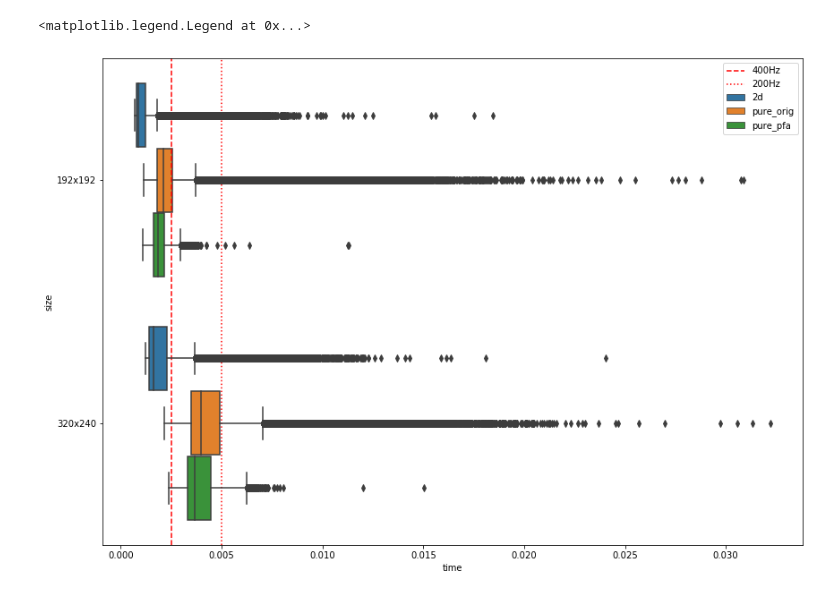
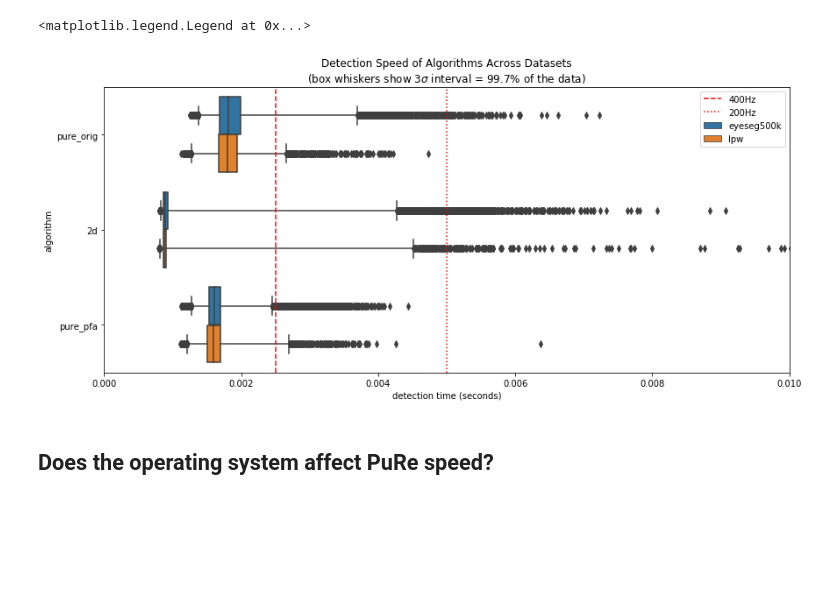
Before and after one commit to pupil-labs/PuRe-open, a Jupyter notebook: evaluate_benchmark.ipynb, the cells around one changed output. Drawn from its saved outputs; the diff is of its cells as text; code cells hidden in the pictures; blank space fills up the shorter version.

Commit message:
Continue benchmark analysis

```diff
--- a/evaluate_benchmark.ipynb
+++ b/evaluate_benchmark.ipynb
@@ -6,7 +6,7 @@ from matplotlib import pyplot as plt
 import pandas as pd
 import seaborn as sns
 # %%
-data_path = r"C:\Users\PFA\gdrive\PuRe-data"
+data_path = "./benchmark_data/"
 
 params = SimpleNamespace(
     dataset=[],
@@ -87,2 +70,2 @@ for i, size in enumerate(sizes):
 # %%
-data = load(dataset="lpw", size=("192x192", "320x240"))
+data = load(size="192", machine="ubuntu")
@@ -92,9 +72,17 @@ data = load(dataset="lpw", size=("192x192", "320x240"))
-# %%
-plt.figure(figsize=(14,10))
-plt.axvline(x=1/400, color="r", ls="--", label="400Hz")
-plt.axvline(x=1/200, color="r", ls=":", label="200Hz")
-sns.boxplot(data=data, x="time", hue="algorithm", y="size")
-plt.legend()
-# %% [output]
-<matplotlib.legend.Legend at 0x...>
-[figure, removed]
+# %%
+plt.figure(figsize=(14,6))
+plt.title(
+    "Detection Speed of Algorithms Across Datasets\n"
+    "(box whiskers show $3\sigma$ interval = 99.7% of the data)"
+)
+sns.boxplot(data=data, x="time", hue="dataset", y="algorithm", whis=[0.15,99.85])
+plt.axvline(1/400, c="r", ls="--", label="400Hz")
+plt.axvline(1/200, c="r", ls=":", label="200Hz")
+plt.xlim(0, 0.01)
+plt.xlabel("detection time (seconds)")
+plt.legend(loc=1)
+# %% [output]
+<matplotlib.legend.Legend at 0x...>
+[figure, added]
+# %% [markdown]
+## Does the operating system affect PuRe speed?
```
Also changed, not shown: parts of 5 cells of this notebook.
